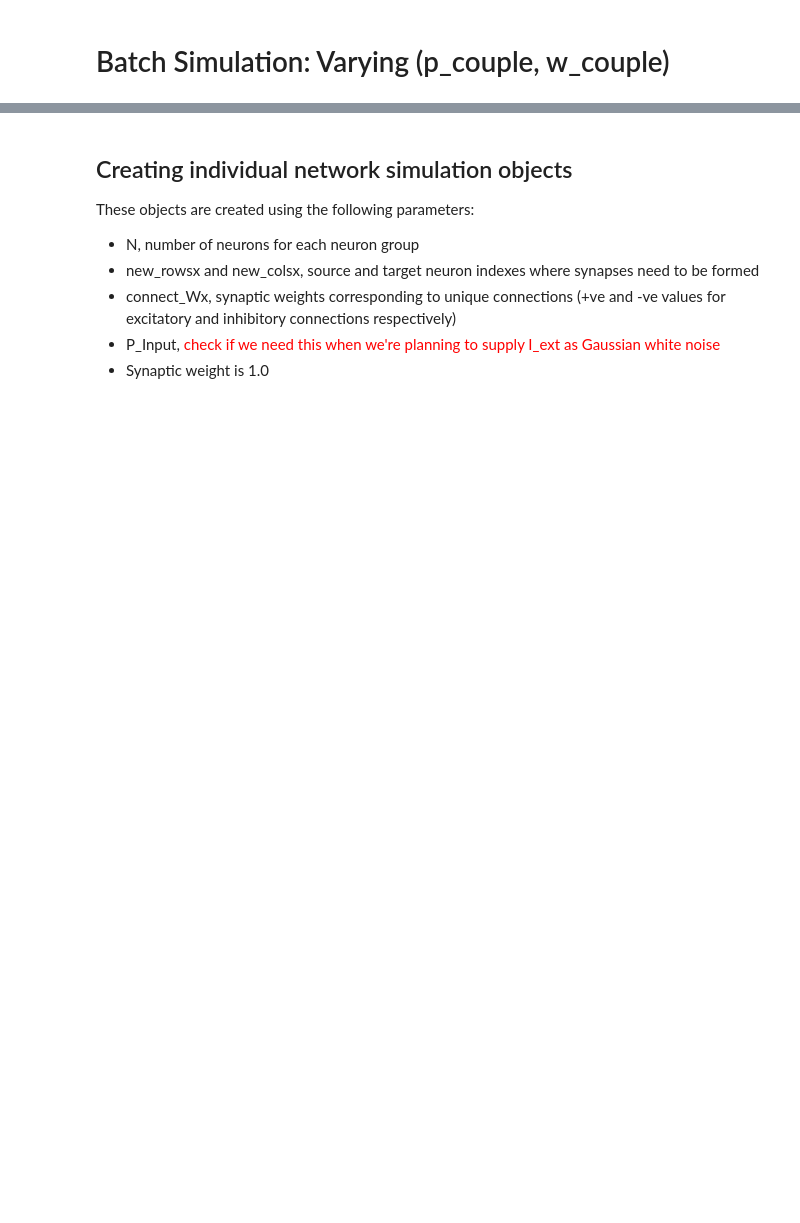
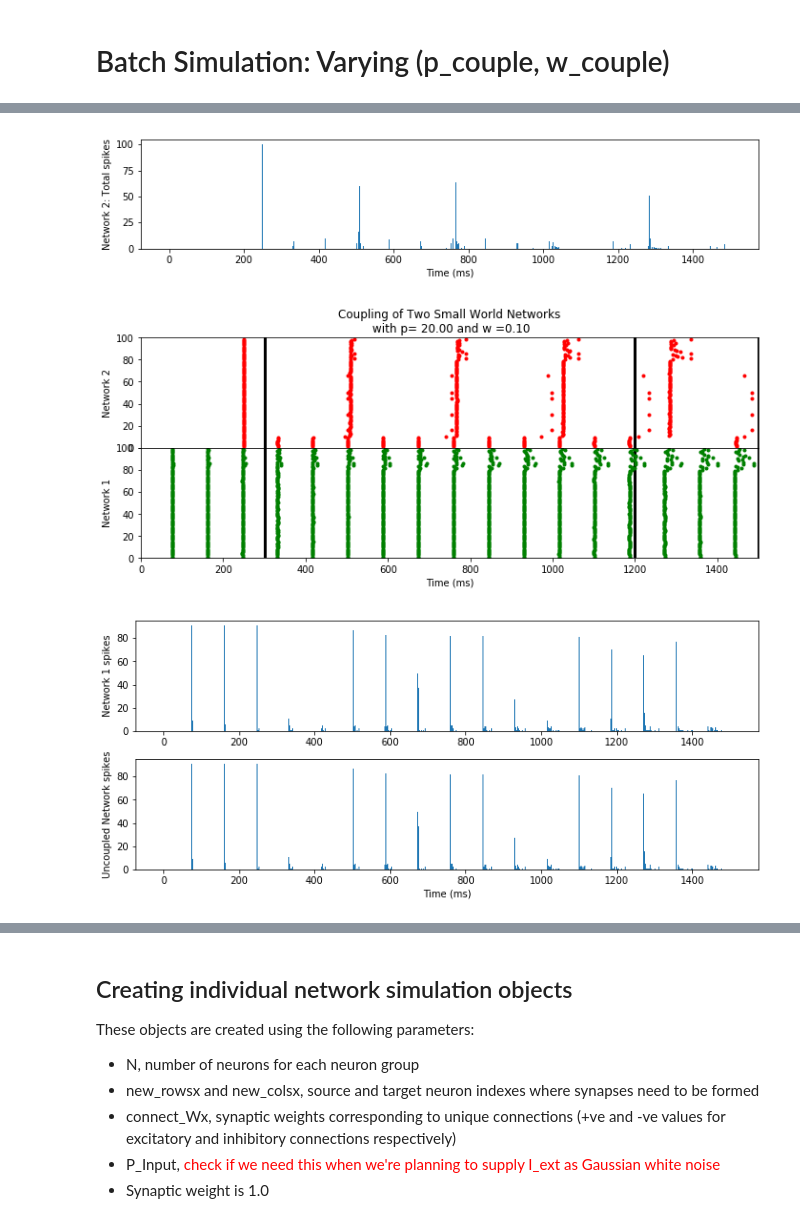
Before and after one commit to KokilaP/Neural-Networks, a Jupyter notebook: N2_BatchSimModel.ipynb, the cells around one changed output, grey strips where cells are left out. Saved outputs shown, nothing was run; the diff lists cells and outputs as text; code cells hidden in the pictures; blank space fills up the shorter version.

```diff
--- a/N2_BatchSimModel.ipynb
+++ b/N2_BatchSimModel.ipynb
@@ -1075,0 +1060,6 @@ batch_plot(datastream[3][0],datastream[3][1],datastream[3][2],datastream[3][3],d
+# %%
+batch_plot(datastream,1)
+# %% [output]
+[figure, added]
+[figure, added]
+[figure, added]
```
Also changed, not shown: parts of 15 cells of this notebook.
